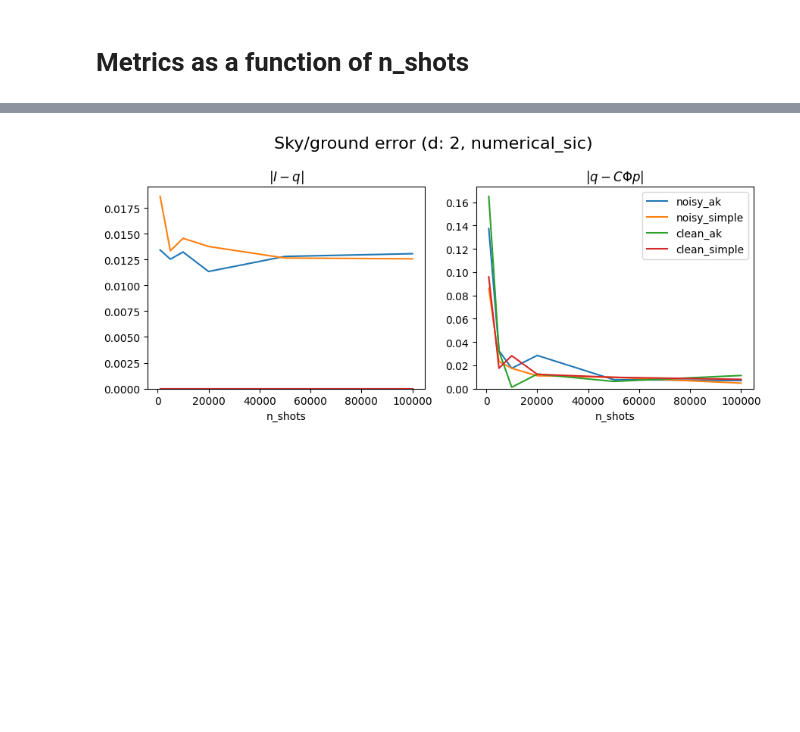
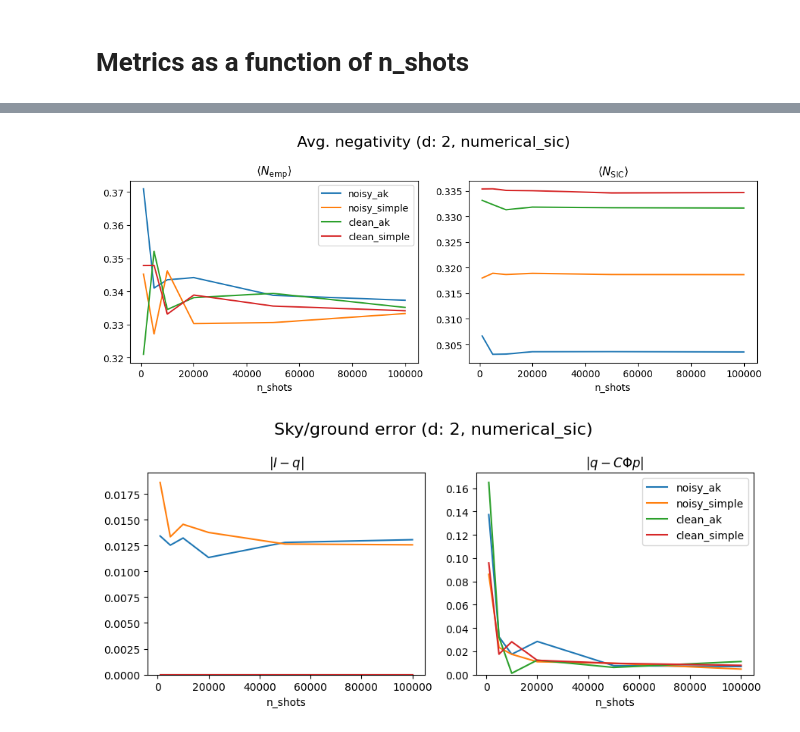
Before and after one commit to heyredhat/cirq_sic, a Jupyter notebook: cirq_sic/notebooks/SkyGroundAnalysis.ipynb, the cells around one changed output, grey strips where cells are left out. Saved outputs shown, nothing was run; the diff lists cells and outputs as text; code cells hidden in the pictures; blank space fills up the shorter version.

Commit message:
negativity

```diff
--- a/cirq_sic/notebooks/SkyGroundAnalysis.ipynb
+++ b/cirq_sic/notebooks/SkyGroundAnalysis.ipynb
@@ -48,3 +48,23 @@ plt.show()
+# %%
+fig, axes = plt.subplots(1,2, figsize=(10,4))
+
+for key in keys:
+    axes[0].plot(n_shots_list, [all_metrics[key][n_shots]["neg_emp"] for n_shots in n_shots_list], label="_".join(key))
+    axes[1].plot(n_shots_list, [all_metrics[key][n_shots]["neg_sic"] for n_shots in n_shots_list], label="_".join(key))
+
+axes[0].set_title(r"$\langle N_{\text{emp}}\rangle$")
+axes[0].set_xlabel("n_shots")
+axes[0].legend()
+
+axes[1].set_title(r"$\langle N_{\text{SIC}}\rangle$")
+axes[1].set_xlabel("n_shots")
+
+fig.suptitle("Avg. negativity (d: %d, %s)" %  (d, flag), fontsize=16)
+plt.tight_layout()
+fig.savefig("img/avg_neg_d%d_%s.pdf" % (d, flag), bbox_inches='tight')
+plt.show()
+# %% [output]
+[figure, added]
 # %%
 fig, axes = plt.subplots(1, 2, figsize=(9, 4))
 for key in keys:
```
Also changed, not shown: parts of 2 cells of this notebook, 36 other files.
